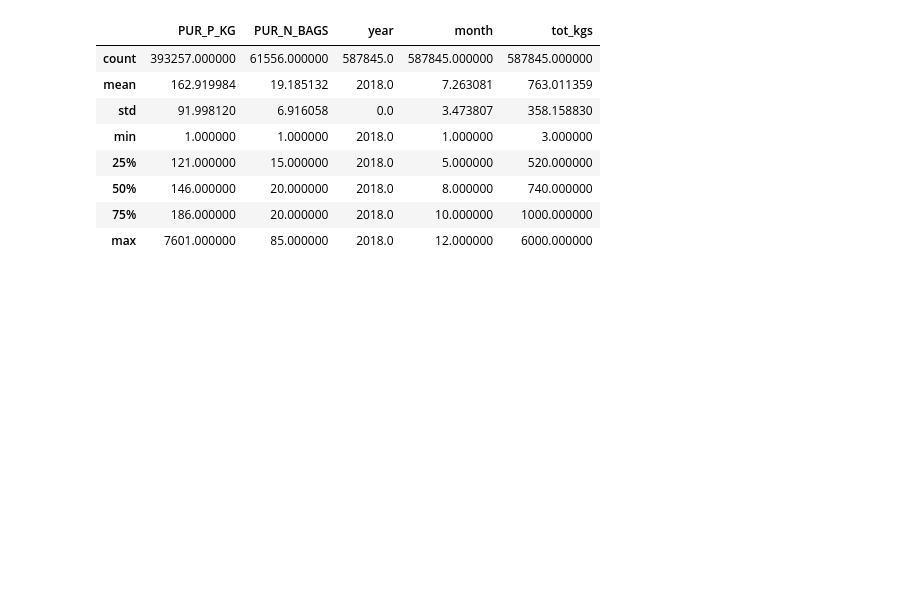
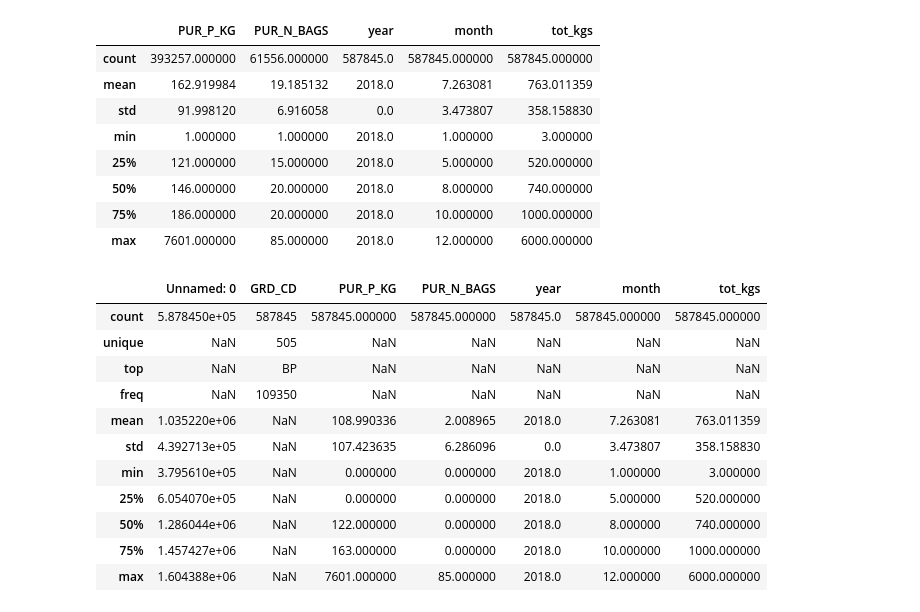
Before and after one commit to puranjanp/Coursera_Capstone, a Jupyter notebook: anslysis.ipynb, the cells around one changed output. Cells and saved outputs as stored; diff of their text form; code cells hidden in the pictures; blank space fills up the shorter version.

```diff
--- a/anslysis.ipynb
+++ b/anslysis.ipynb
@@ -186,0 +195,18 @@ df_cat_2018.describe()
+# %%
+csv_cat1 = 'cat_2018.csv'
+df_cat_2018 = pd.read_csv(csv_cat1)
+# %%
+df_cat_2018.describe(include='all')
+# %% [output]
+|  | Unnamed: 0 | GRD_CD | PUR_P_KG | PUR_N_BAGS | year | month | tot_kgs |
+| count | 5.878450e+05 | 587845 | 587845.000000 | 587845.000000 | 587845.0 | 587845.000000 | 587845.000000 |
+| unique | NaN | 505 | NaN | NaN | NaN | NaN | NaN |
+| top | NaN | BP | NaN | NaN | NaN | NaN | NaN |
+| freq | NaN | 109350 | NaN | NaN | NaN | NaN | NaN |
+| mean | 1.035220e+06 | NaN | 108.990336 | 2.008965 | 2018.0 | 7.263081 | 763.011359 |
+| std | 4.392713e+05 | NaN | 107.423635 | 6.286096 | 0.0 | 3.473807 | 358.158830 |
+| min | 3.795610e+05 | NaN | 0.000000 | 0.000000 | 2018.0 | 1.000000 | 3.000000 |
+| 25% | 6.054070e+05 | NaN | 0.000000 | 0.000000 | 2018.0 | 5.000000 | 520.000000 |
+| 50% | 1.286044e+06 | NaN | 122.000000 | 0.000000 | 2018.0 | 8.000000 | 740.000000 |
+| 75% | 1.457427e+06 | NaN | 163.000000 | 0.000000 | 2018.0 | 10.000000 | 1000.000000 |
+| max | 1.604388e+06 | NaN | 7601.000000 | 85.000000 | 2018.0 | 12.000000 | 6000.000000 |
```
Also changed, not shown: parts of 26 cells of this notebook, 6 other files.
